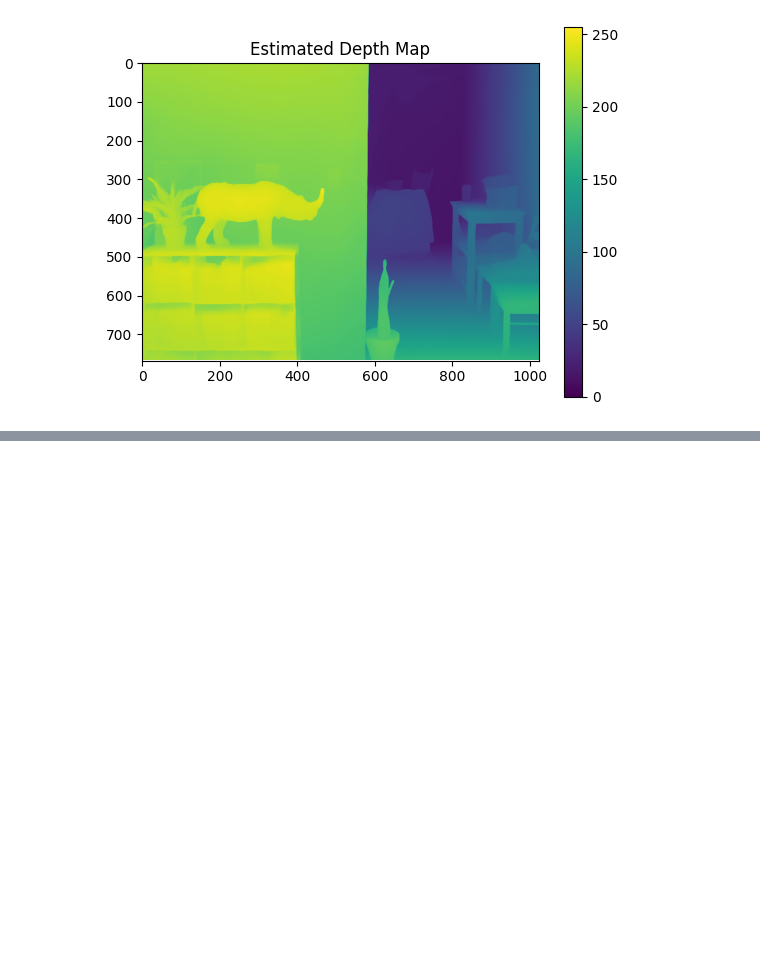
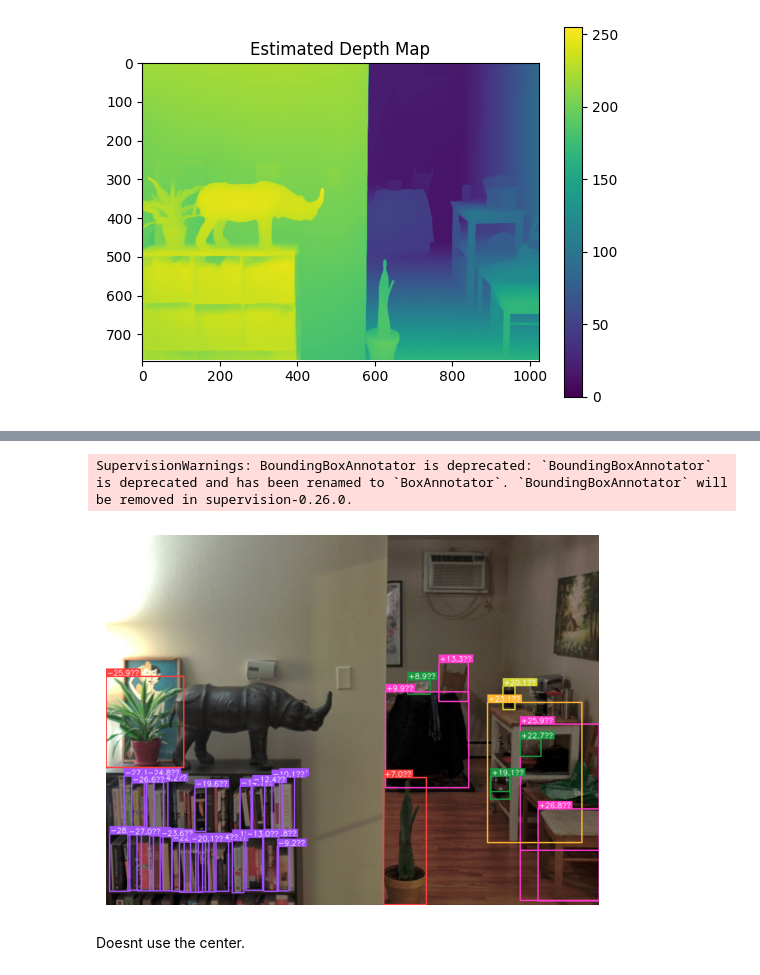
Before and after one commit to MigsMarabut/RedBack_Distance_Approximation, a Jupyter notebook: SIT782/Distance_Approximation.ipynb, the cells around one changed output, grey strips where cells are left out. Cells and saved outputs as stored; diff of their text form; code cells hidden in the pictures; blank space fills up the shorter version.

```diff
--- a/SIT782/Distance_Approximation.ipynb
+++ b/SIT782/Distance_Approximation.ipynb
@@ -144,0 +161,43 @@ SupervisionWarnings: BoundingBoxAnnotator is deprecated: `BoundingBoxAnnotator`
+# %%
+import math
+import supervision as sv
+
+# camera + angle stuff
+FOV_H_DEG = 60
+FOV_V_DEG = 45
+H, W = frame.shape[:2]
+cx, cy = W/2, H/2
+fx = (W/2) / math.tan(math.radians(FOV_H_DEG/2))
+fy = (H/2) / math.tan(math.radians(FOV_V_DEG/2))
+
+angles, labels = [], []
+
+for box in player_detections.xyxy:
+    x1, y1, x2, y2 = box
+    xc, yc = (x1+x2)/2, (y1+y2)/2
+    theta_x = math.degrees(math.atan((xc - cx) / fx))
+    theta_y = math.degrees(math.atan((yc - cy) / fy))
+    angles.append((theta_x, theta_y))
+    labels.append(f"{theta_x:+.1f}°")        # simple lateral label
+
+# draw boxes
+box_annotator = sv.BoundingBoxAnnotator(thickness=2)
+annotated = box_annotator.annotate(scene=frame.copy(),
+                                   detections=player_detections)
+
+# add the angle labels
+label_annotator = sv.LabelAnnotator(text_scale=0.5,
+                                    text_thickness=1,
+                                    text_padding=2)
+annotated = label_annotator.annotate(scene=annotated,
+                                     detections=player_detections,
+                                     labels=labels)
+
+plt.imshow(cv2.cvtColor(annotated, cv2.COLOR_BGR2RGB))
+plt.axis('off')
+plt.show()
+# %% [output]
+SupervisionWarnings: BoundingBoxAnnotator is deprecated: `BoundingBoxAnnotator` is deprecated and has been renamed to `BoxAnnotator`. `BoundingBoxAnnotator` will be removed in supervision-0.26.0.
+[figure, added]
+# %% [markdown]
+Doesnt use the center.
```
Also changed, not shown: parts of 6 cells of this notebook.
